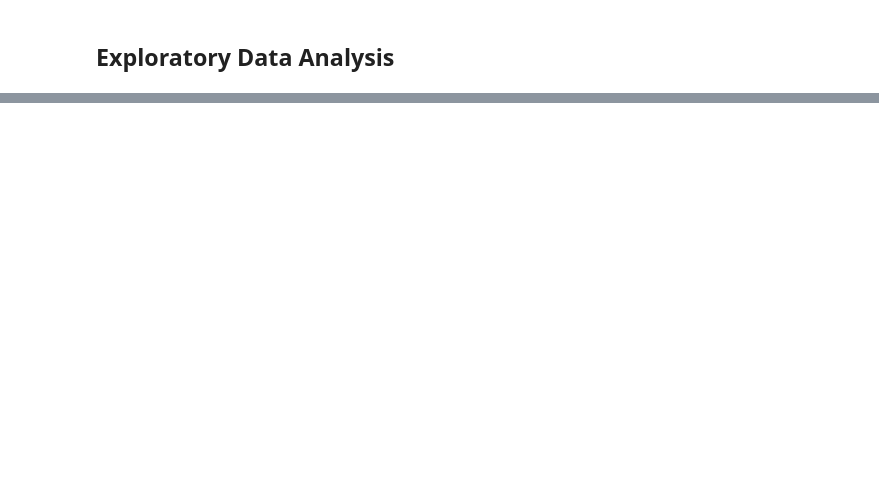
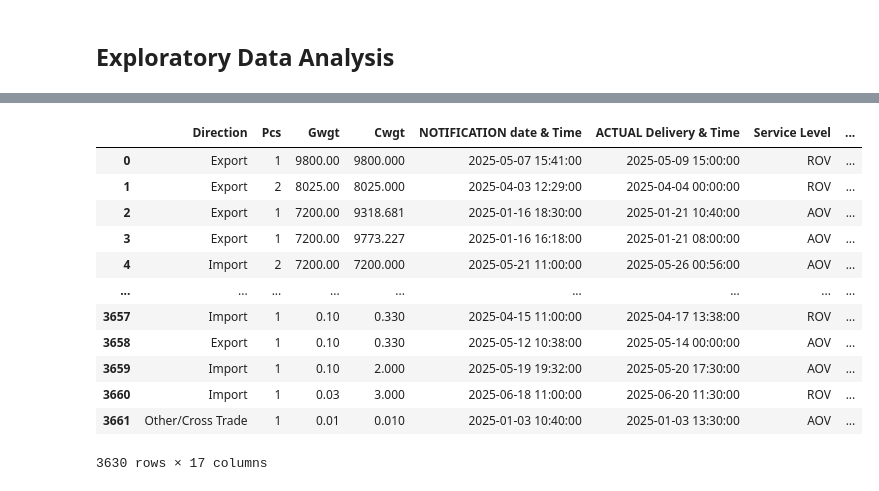
Before and after one commit to I-prieto/Project6_MachineLearning, a Jupyter notebook: ML.ipynb, the cells around one changed output, grey strips where cells are left out. Saved outputs shown, nothing was run; the diff lists cells and outputs as text; code cells hidden in the pictures; blank space fills up the shorter version.

```diff
--- a/ML.ipynb
+++ b/ML.ipynb
@@ -605,0 +643,43 @@ NameError: name 'get_sla_target' is not defined
+# %%
+#Drop columns not needed for ML model
+
+cols_to_drop = [
+    "Type",
+    "DSV-CW Ref.",
+    "Goods Description",
+    "leadtime_real_hours",
+    "invalid_leadtime_flag",
+    "on_time",
+    "sla_contracted_rank",
+    "sla_recommended_rank",
+    "levels_to_downgrade",
+    "downgrade_possible",
+    "iata_code_origin",
+    "iso_country_origin",
+    "iata_code_destination",
+    "iso_country_destination"
+]
+
+df_ml = df_analysis.drop(columns=cols_to_drop)
+# %%
+#Temporal features extraction
+
+df_ml["day_of_week"] = df_ml["NOTIFICATION date & Time"].dt.dayofweek
+df_ml["month"] = df_ml["NOTIFICATION date & Time"].dt.month
+df_ml["hour"] = df_ml["NOTIFICATION date & Time"].dt.hour
+# %%
+df_ml
+# %% [output]
+|  | Direction | Pcs | Gwgt | Cwgt | NOTIFICATION date & Time | ACTUAL Delivery & Time | Service Level | ... |
+| 0 | Export | 1 | 9800.00 | 9800.000 | 2025-05-07 15:41:00 | 2025-05-09 15:00:00 | ROV | ... |
+| 1 | Export | 2 | 8025.00 | 8025.000 | 2025-04-03 12:29:00 | 2025-04-04 00:00:00 | ROV | ... |
+| 2 | Export | 1 | 7200.00 | 9318.681 | 2025-01-16 18:30:00 | 2025-01-21 10:40:00 | AOV | ... |
+| 3 | Export | 1 | 7200.00 | 9773.227 | 2025-01-16 16:18:00 | 2025-01-21 08:00:00 | AOV | ... |
+| 4 | Import | 2 | 7200.00 | 7200.000 | 2025-05-21 11:00:00 | 2025-05-26 00:56:00 | AOV | ... |
+| ... | ... | ... | ... | ... | ... | ... | ... | ... |
+| 3657 | Import | 1 | 0.10 | 0.330 | 2025-04-15 11:00:00 | 2025-04-17 13:38:00 | ROV | ... |
+| 3658 | Export | 1 | 0.10 | 0.330 | 2025-05-12 10:38:00 | 2025-05-14 00:00:00 | AOV | ... |
+| 3659 | Import | 1 | 0.10 | 2.000 | 2025-05-19 19:32:00 | 2025-05-20 17:30:00 | AOV | ... |
+| 3660 | Import | 1 | 0.03 | 3.000 | 2025-06-18 11:00:00 | 2025-06-20 11:30:00 | ROV | ... |
+| 3661 | Other/Cross Trade | 1 | 0.01 | 0.010 | 2025-01-03 10:40:00 | 2025-01-03 13:30:00 | AOV | ... |
+3630 rows × 17 columns
```
Also changed, not shown: parts of 37 cells of this notebook, 2 other files.
